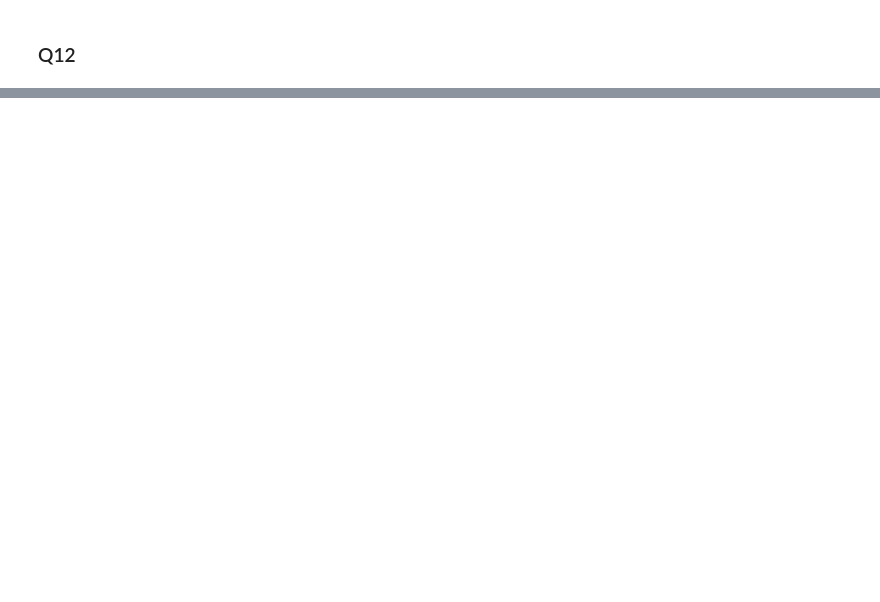
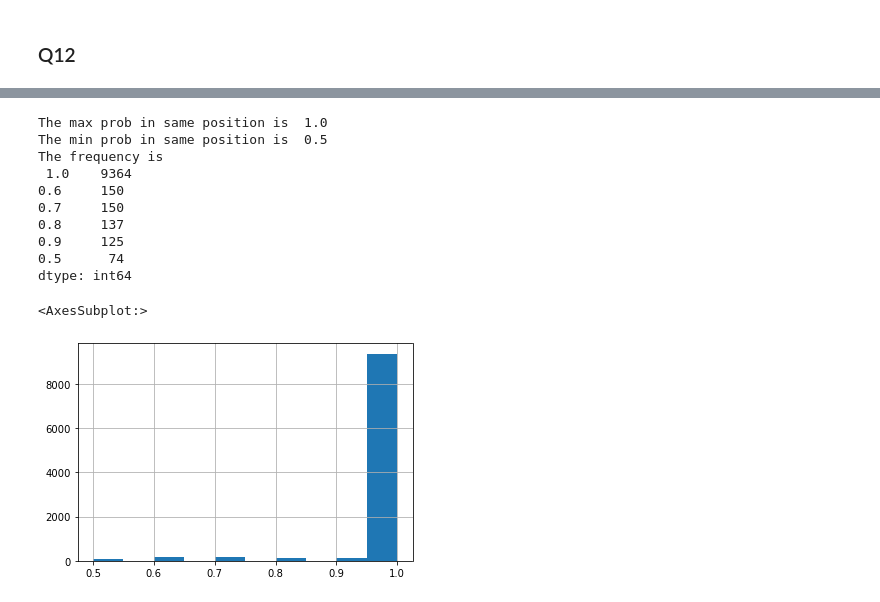
Before and after one commit to Chuanhuan/NTU-Classes, a Jupyter notebook: Data Analytics/hw1.ipynb, the cells around one changed output, grey strips where cells are left out. Saved outputs shown, nothing was run; the diff lists cells and outputs as text; code cells hidden in the pictures; blank space fills up the shorter version.

```diff
--- a/Data Analytics/hw1.ipynb
+++ b/Data Analytics/hw1.ipynb
@@ -341,0 +359,5 @@ TypeError: can only join an iterable
+# %%
+for i in range(10):
+    val = result.transpose().groupby(i).size()/n
+    print('When the start steps is', i+1 , ', the position and frequency are \n ', val)
+#result
@@ -341,0 +382,42 @@ TypeError: can only join an iterable
+# %%
+# rewrite for function
+import pandas as pd
+
+def main_fun(face_setps=5 , num_card = 52, n=10000):
+
+    steps = [x for x in range(1,11)]  # specific picks from starts
+    result = pd.DataFrame()
+    for i in range(n):
+        output = []
+        num_list = [face_setps if y == 11 or y== 12 or y== 13 else y for y in range(1,14)]
+        val = (4*num_card/52 )
+        a = num_list* int(val)
+        data1 = random.sample(a,num_card)
+        for x in steps:
+            output.append( card_steps(data1, x)[-1])
+        df = pd.DataFrame({i:output})
+        result = pd.concat([result,df],axis = 1).reset_index(drop=True)
+    return result
+# %%
+result = main_fun(num_card=104)
+
+prob_max = []
+for i in range(n):
+    prob_max.append(max(result.groupby(i).size())/10)
+print('The max prob in same position is ', max(prob_max))
+print('The min prob in same position is ', min(prob_max))
+print('The frequency is \n', pd.DataFrame(prob_max).value_counts())
+pd.Series(prob_max).hist()
+# %% [output]
+The max prob in same position is  1.0
+The min prob in same position is  0.5
+The frequency is
+ 1.0    9364
+0.6     150
+0.7     150
+0.8     137
+0.9     125
+0.5      74
+dtype: int64
+<AxesSubplot:>
+[figure, added]
```
Also changed, not shown: parts of 14 cells of this notebook, 1 other file.
